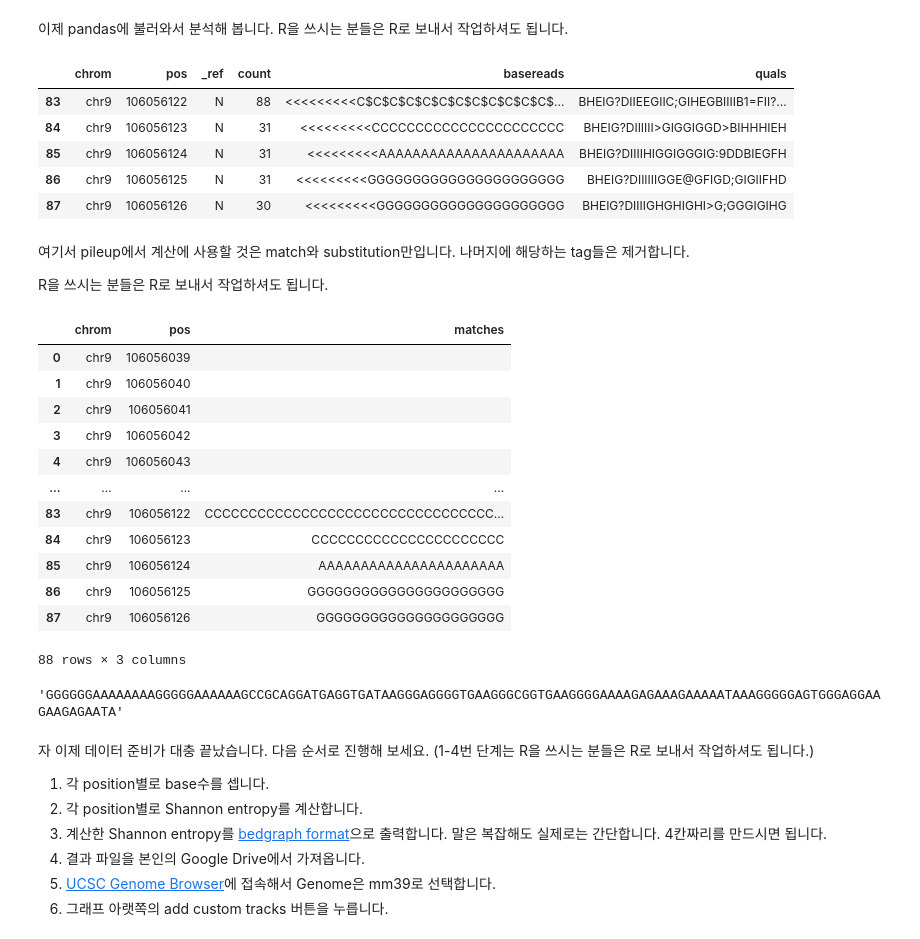
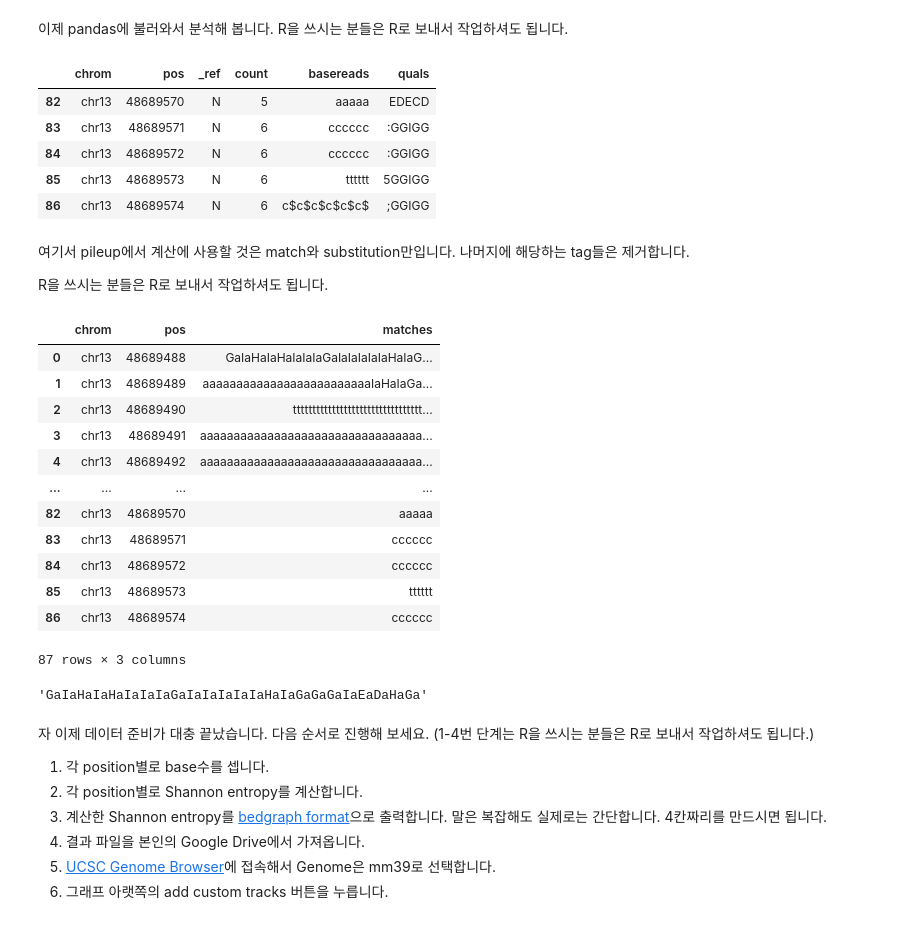
Before and after one commit to heeseungYoo/bioinfo1-proj, a Jupyter notebook: CoLab_TermProj_2022_3.ipynb, the cells around one changed output. Drawn from its saved outputs; the diff is of its cells as text; code cells hidden in the pictures.

```diff
--- a/CoLab_TermProj_2022_3.ipynb
+++ b/CoLab_TermProj_2022_3.ipynb
@@ -196,15 +268,15 @@ chr9    106056126       N       30      <<<<<<<<<GGGGGGGGGGGGGGGGGGGGG  BHEIG?DI
 # %%
 import pandas as pd
 
-pileup = pd.read_csv('CLIP-let7g-gene.pileup', sep='\t', names=['chrom', 'pos', '_ref', 'count', 'basereads', 'quals'])
+pileup = pd.read_csv('CLIP-let7d-gene.pileup', sep='\t', names=['chrom', 'pos', '_ref', 'count', 'basereads', 'quals'])
 pileup.tail()
 # %% [output]
 |  | chrom | pos | _ref | count | basereads | quals |
-| 83 | chr9 | 106056122 | N | 88 | <<<<<<<<<C$C$C$C$C$C$C$C$C$C$C$C$... | BHEIG?DIIEEGIIC;GIHEGBIIIIB1=FII?... |
-| 84 | chr9 | 106056123 | N | 31 | <<<<<<<<<CCCCCCCCCCCCCCCCCCCCCC | BHEIG?DIIIIII>GIGGIGGD>BIHHHIEH |
-| 85 | chr9 | 106056124 | N | 31 | <<<<<<<<<AAAAAAAAAAAAAAAAAAAAAA | BHEIG?DIIIIHIGGIGGGIG:9DDBIEGFH |
-| 86 | chr9 | 106056125 | N | 31 | <<<<<<<<<GGGGGGGGGGGGGGGGGGGGGG | BHEIG?DIIIIIIGGE@GFIGD;GIGIIFHD |
-| 87 | chr9 | 106056126 | N | 30 | <<<<<<<<<GGGGGGGGGGGGGGGGGGGGG | BHEIG?DIIIIGHGHIGHI>G;GGGIGIHG |
+| 82 | chr13 | 48689570 | N | 5 | aaaaa | EDECD |
+| 83 | chr13 | 48689571 | N | 6 | cccccc | :GGIGG |
+| 84 | chr13 | 48689572 | N | 6 | cccccc | :GGIGG |
+| 85 | chr13 | 48689573 | N | 6 | tttttt | 5GGIGG |
+| 86 | chr13 | 48689574 | N | 6 | c$c$c$c$c$c$ | ;GGIGG |
 # %% [markdown]
 여기서 pileup에서 계산에 사용할 것은 match와 substitution만입니다. 나머지에 해당하는 tag들은 제거합니다.
 
@@ -217,22 +289,22 @@ pileup['matches'] = pileup['basereads'].apply(lambda x: toremove.sub('', x))
 pileup[['chrom', 'pos', 'matches']]
 # %% [output]
 |  | chrom | pos | matches |
-| 0 | chr9 | 106056039 |  |
-| 1 | chr9 | 106056040 |  |
-| 2 | chr9 | 106056041 |  |
-| 3 | chr9 | 106056042 |  |
-| 4 | chr9 | 106056043 |  |
+| 0 | chr13 | 48689488 | GaIaHaIaHaIaIaIaGaIaIaIaIaIaHaIaG... |
+| 1 | chr13 | 48689489 | aaaaaaaaaaaaaaaaaaaaaaaaaIaHaIaGa... |
+| 2 | chr13 | 48689490 | ttttttttttttttttttttttttttttttttt... |
+| 3 | chr13 | 48689491 | aaaaaaaaaaaaaaaaaaaaaaaaaaaaaaaaa... |
+| 4 | chr13 | 48689492 | aaaaaaaaaaaaaaaaaaaaaaaaaaaaaaaaa... |
 | ... | ... | ... | ... |
-| 83 | chr9 | 106056122 | CCCCCCCCCCCCCCCCCCCCCCCCCCCCCCCCC... |
-| 84 | chr9 | 106056123 | CCCCCCCCCCCCCCCCCCCCCC |
-| 85 | chr9 | 106056124 | AAAAAAAAAAAAAAAAAAAAAA |
-| 86 | chr9 | 106056125 | GGGGGGGGGGGGGGGGGGGGGG |
-| 87 | chr9 | 106056126 | GGGGGGGGGGGGGGGGGGGGG |
+| 82 | chr13 | 48689570 | aaaaa |
+| 83 | chr13 | 48689571 | cccccc |
+| 84 | chr13 | 48689572 | cccccc |
+| 85 | chr13 | 48689573 | tttttt |
+| 86 | chr13 | 48689574 | cccccc |
-88 rows × 3 columns
+87 rows × 3 columns
 # %%
-pileup[pileup['pos'] == 106056094].iloc[0]['matches']
+pileup[pileup['pos'] == 48689488].iloc[0]['matches']
 # %% [output]
-'GGGGGGAAAAAAAAGGGGGAAAAAAGCCGCAGGATGAGGTGATAAGGGAGGGGTGAAGGGCGGTGAAGGGGAAAAGAGAAAGAAAAATAAAGGGGGAGTGGGAGGAAGAAGAGAATA'
+'GaIaHaIaHaIaIaIaGaIaIaIaIaIaHaIaGaGaGaIaEaDaHaGa'
 # %% [markdown]
 자 이제 데이터 준비가 대충 끝났습니다. 다음 순서로 진행해 보세요. (1-4번 단계는 R을 쓰시는 분들은 R로 보내서 작업하셔도 됩니다.)
 
```
Also changed, not shown: parts of 20 cells of this notebook.
